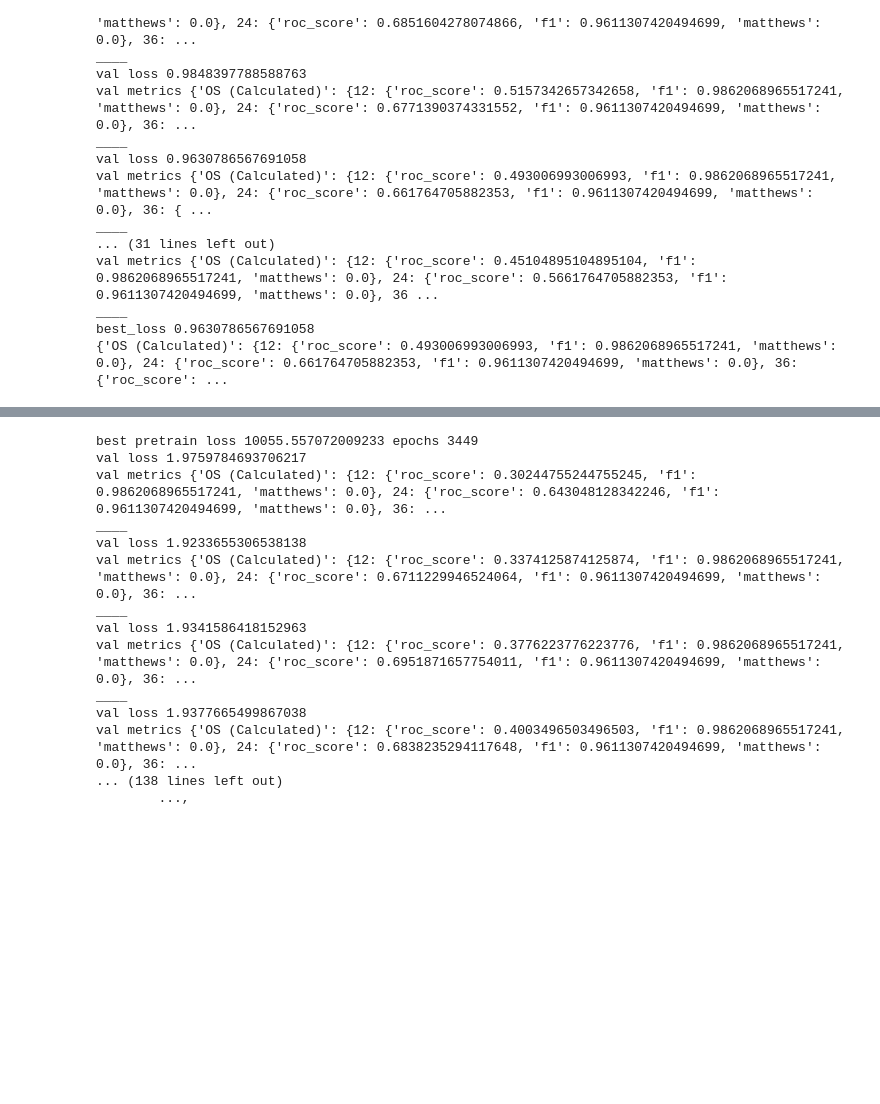
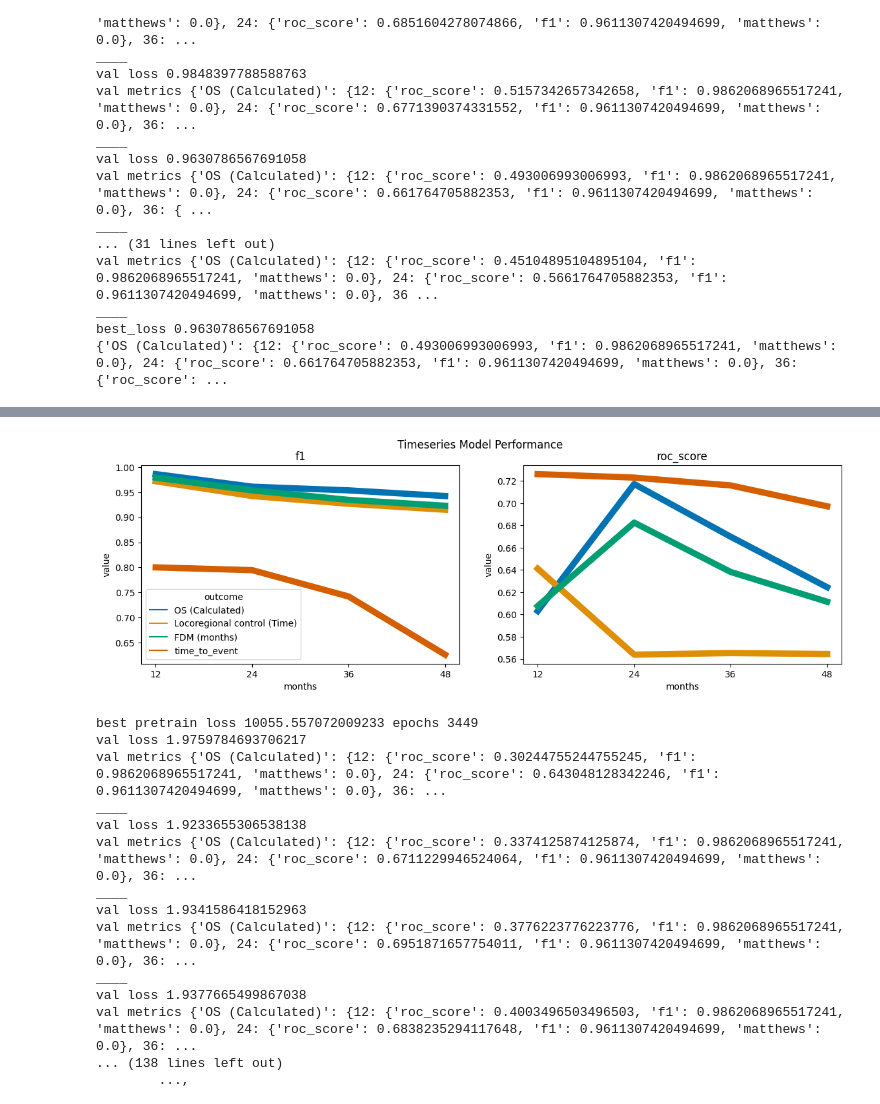
Before and after one commit to uic-evl/DigitalTwinVis, a Jupyter notebook: python/TimeseriesOutcomes.ipynb, the cells around one changed output, grey strips where cells are left out. Saved outputs shown, nothing was run; the diff lists cells and outputs as text; code cells hidden in the pictures; blank space fills up the shorter version.

Commit message:
added more code for getting basic evaluation results

```diff
--- a/python/TimeseriesOutcomes.ipynb
+++ b/python/TimeseriesOutcomes.ipynb
@@ -223,13 +223,13 @@ layer_options = [
 ]
 results = []
 best_results = {'criteria': 0}
-temp_file = '../resources/outcomeDSMTemp.pt'
+tempfile = '../resources/outcomeDSMTemp.pt'
 main_file = '../resources/outcomeDSM.pt'
 for layers in layer_options:
     for activation in ['Tanh','Sigmoid','ReLU6']:
         for dist in ['LogNormal']:
-            for k in [6,9,12]:
-                for elbo in [True]:
+            for k in [3,6,9]:
+                for elbo in [False,True]:
                     try:
                         args = {'k': k,'dist': dist,'layers':layers,'activation':activation,'elbo':elbo}
                         model, loss, metrics = train_dsm(data,dist=dist,k=k,layers=layers,activation=activation,elbo=elbo,verbose=1)
@@ -282,3 +298,7 @@ NameError: name 'best_results' is not defined
+# %%
+plot_timeseries_outcomes(result_df(best_results['metrics']))
+# %% [output]
+[figure, added]
 # %%
 torch.save(best_results['model'],main_file)
 # %%
```
Also changed, not shown: parts of 9 cells of this notebook, 11 other files.
